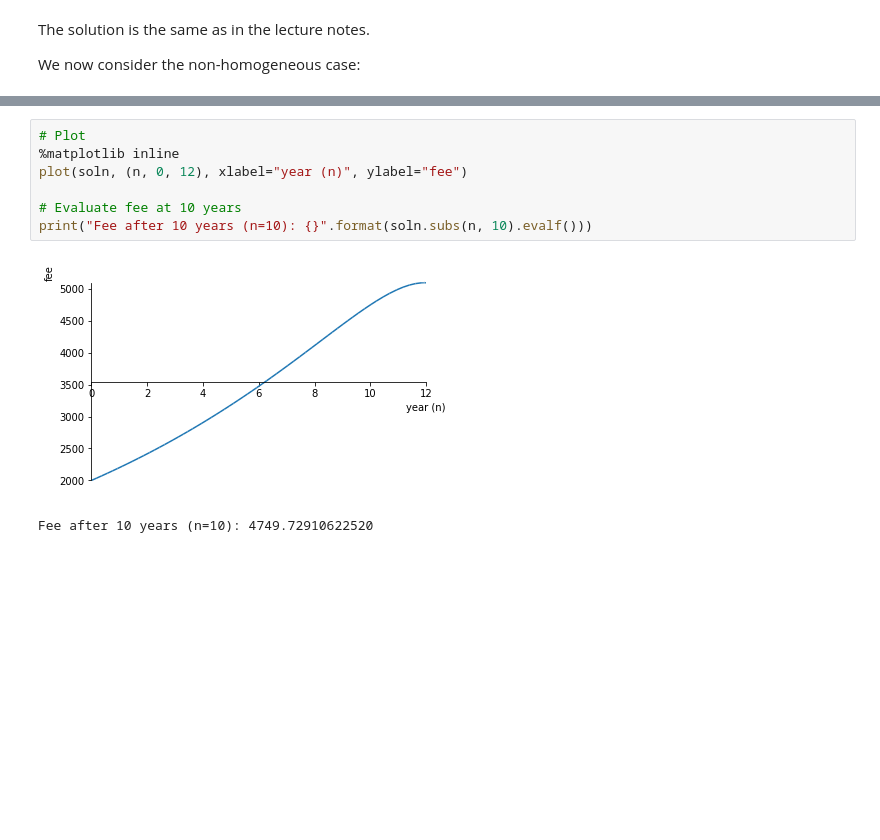
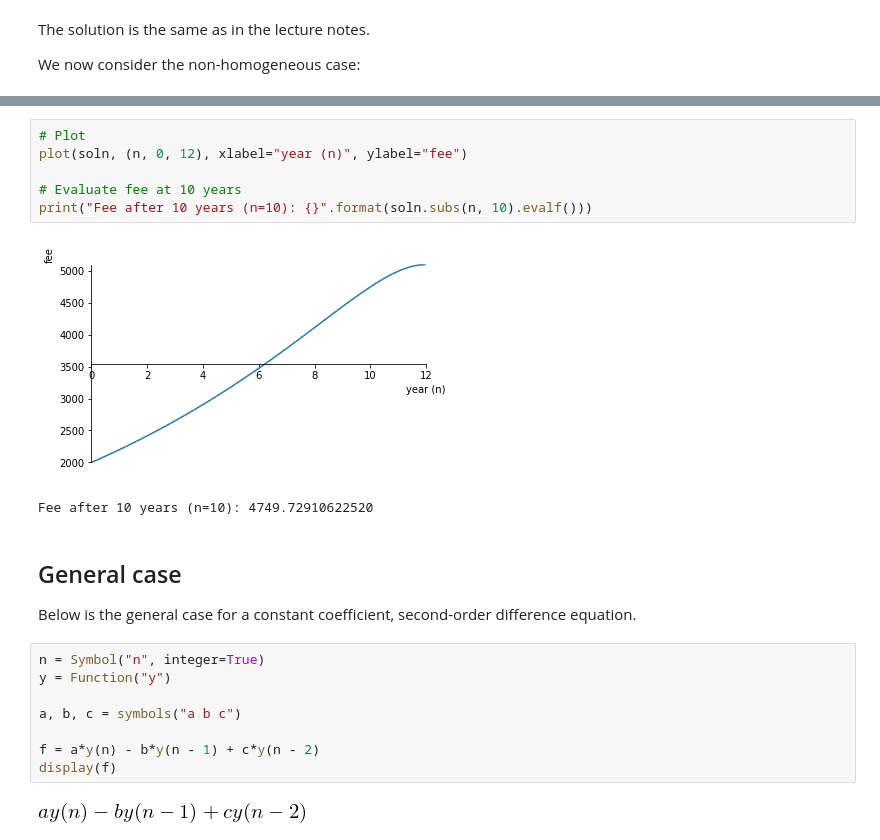
Before and after one commit to garth-wells/IA-maths-Jupyter, a Jupyter notebook: Lecture05.ipynb, the cells around one changed output, grey strips where cells are left out. Saved outputs shown, nothing was run; the diff lists cells and outputs as text; blank space fills up the shorter version.

Commit message:
Expand on difference equations.

```diff
--- a/Lecture05.ipynb
+++ b/Lecture05.ipynb
@@ -63,6 +69,5 @@ soln.evalf()
 # %%
 # Plot
-%matplotlib inline
 plot(soln, (n, 0, 12), xlabel="year (n)", ylabel="fee")
 
 # Evaluate fee at 10 years
@@ -70,3 +75,17 @@ print("Fee after 10 years (n=10): {}".format(soln.subs(n, 10).evalf()))
 # %% [output]
 [figure]
 Fee after 10 years (n=10): 4749.72910622520
+# %% [markdown]
+## General case
+
+Below is the general case for a constant coefficient, second-order difference equation.
+# %%
+n = Symbol("n", integer=True)
+y = Function("y")
+
+a, b, c = symbols("a b c")
+
+f = a*y(n) - b*y(n - 1) + c*y(n - 2)
+display(f)
+# %% [output]
+[figure, added]
```
Also changed, not shown: parts of 22 cells of this notebook.
